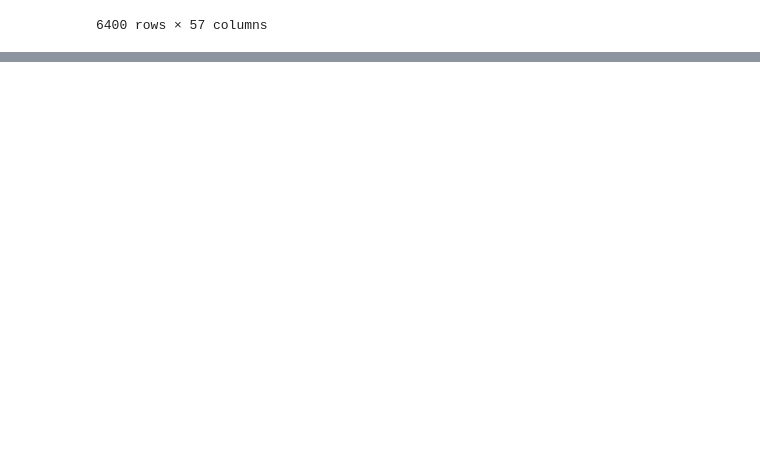
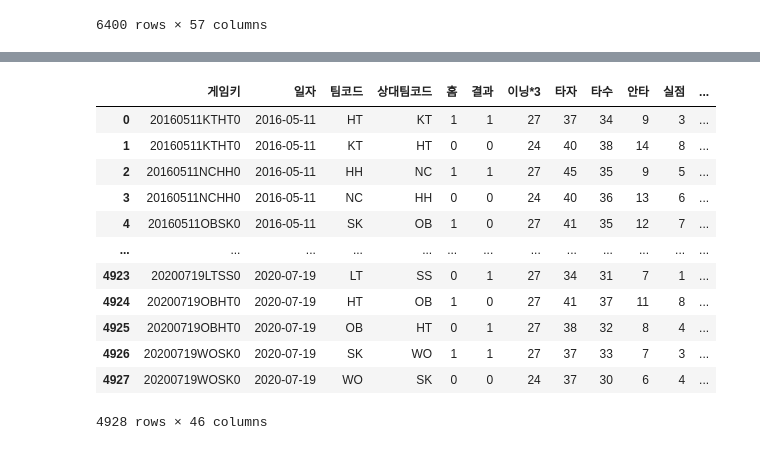
Before and after one commit to seonghunYang/big_contest2020, a Jupyter notebook: EDA11_변수_특징_추출.ipynb, the cells around one changed output, grey strips where cells are left out. Cells and saved outputs as stored; diff of their text form; code cells hidden in the pictures; blank space fills up the shorter version.

```diff
--- a/EDA11_변수_특징_추출.ipynb
+++ b/EDA11_변수_특징_추출.ipynb
@@ -104,0 +291,6 @@ team_pitcher
+# %%
+a = pd.DataFrame(train_data_robustScaled)
+# %%
+a.columns = ['rb_평균자책점', 'rb_RA/9','rb_ERC', 'rb_FIP', 'rb_K9', 'rb_BB9', 'rb_HR9', 'rb_KBB', 'rb_whip', 'rb_P/G', 'rb_P/IP', 'rb_P/PA', 'rb_PFR', 'rb_CYP']
+# %%
+team_pitcher_test2 = pd.concat([team_pitcher_test, a], axis=1)
@@ -104,0 +299,8 @@ team_pitcher
+# %%
+team_pitcher_test2 = team_pitcher_test2[['게임키', '일자', '팀코드', '상대팀코드', '홈', '결과', '이닝*3', '타자', '타수',
+       '안타', '실점', '자책점', '시즌',  'LOB', '홈런율',
+       '삼진율',
+       'F-E', 'R-E', '경기간간격', '월', 'NC', 'OB', 'WO', 'HT', 'LG', 'SS',
+       'KT', 'LT', 'SK', 'HH', '우취', '연장', 'rb_평균자책점', 'rb_RA/9', 'rb_ERC',
+       'rb_FIP', 'rb_K9', 'rb_BB9', 'rb_HR9', 'rb_KBB', 'rb_whip', 'rb_P/G',
+       'rb_P/IP', 'rb_P/PA', 'rb_PFR', 'rb_CYP']]
@@ -104,0 +320,16 @@ team_pitcher
+# %%
+team_pitcher_test2
+# %% [output]
+|  | 게임키 | 일자 | 팀코드 | 상대팀코드 | 홈 | 결과 | 이닝*3 | 타자 | 타수 | 안타 | 실점 | ... |
+| 0 | 20160511KTHT0 | 2016-05-11 | HT | KT | 1 | 1 | 27 | 37 | 34 | 9 | 3 | ... |
+| 1 | 20160511KTHT0 | 2016-05-11 | KT | HT | 0 | 0 | 24 | 40 | 38 | 14 | 8 | ... |
+| 2 | 20160511NCHH0 | 2016-05-11 | HH | NC | 1 | 1 | 27 | 45 | 35 | 9 | 5 | ... |
+| 3 | 20160511NCHH0 | 2016-05-11 | NC | HH | 0 | 0 | 24 | 40 | 36 | 13 | 6 | ... |
+| 4 | 20160511OBSK0 | 2016-05-11 | SK | OB | 1 | 0 | 27 | 41 | 35 | 12 | 7 | ... |
+| ... | ... | ... | ... | ... | ... | ... | ... | ... | ... | ... | ... | ... |
+| 4923 | 20200719LTSS0 | 2020-07-19 | LT | SS | 0 | 1 | 27 | 34 | 31 | 7 | 1 | ... |
+| 4924 | 20200719OBHT0 | 2020-07-19 | HT | OB | 1 | 0 | 27 | 41 | 37 | 11 | 8 | ... |
+| 4925 | 20200719OBHT0 | 2020-07-19 | OB | HT | 0 | 1 | 27 | 38 | 32 | 8 | 4 | ... |
+| 4926 | 20200719WOSK0 | 2020-07-19 | SK | WO | 1 | 1 | 27 | 37 | 33 | 7 | 3 | ... |
+| 4927 | 20200719WOSK0 | 2020-07-19 | WO | SK | 0 | 0 | 24 | 37 | 30 | 6 | 4 | ... |
+4928 rows × 46 columns
```
Also changed, not shown: parts of 31 cells of this notebook.
